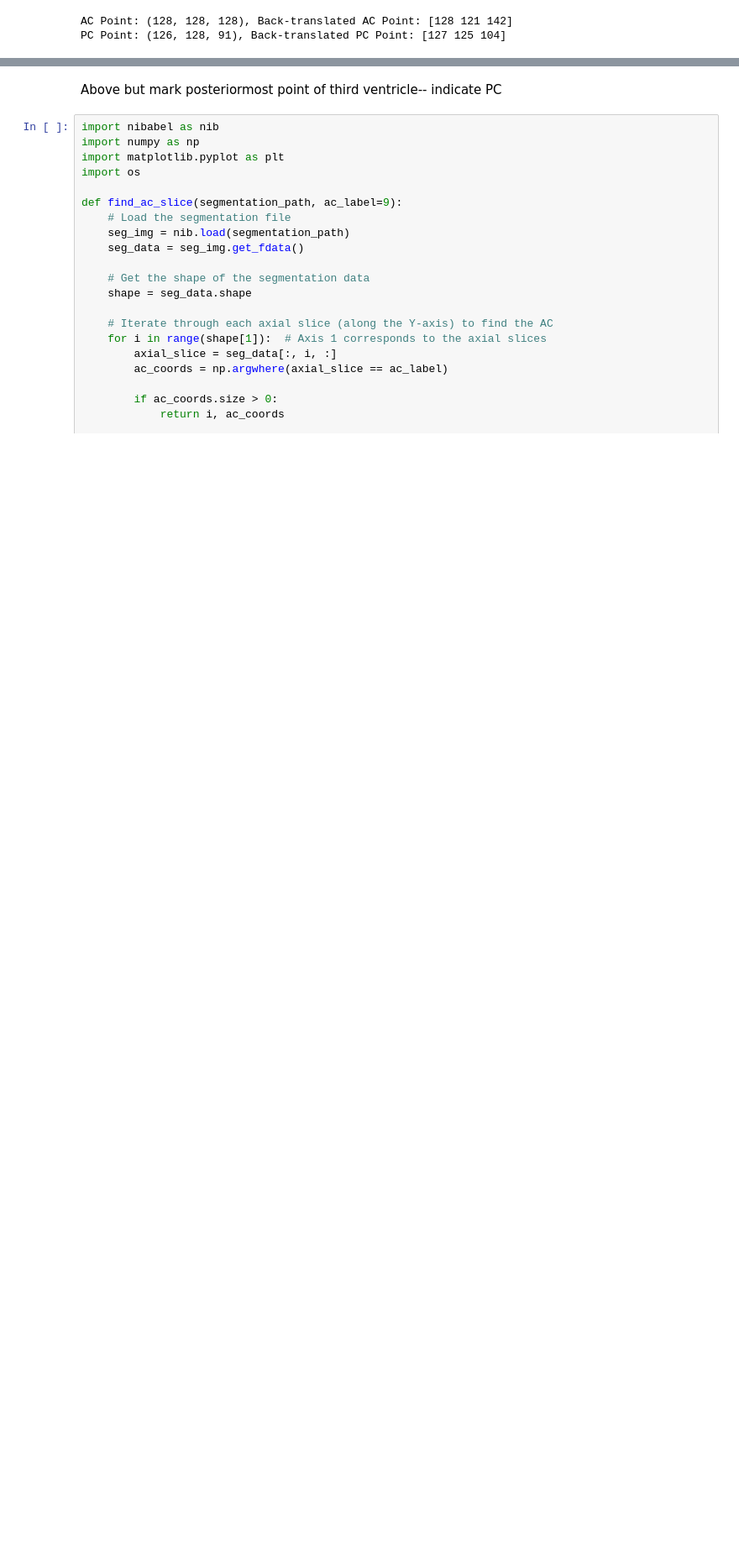
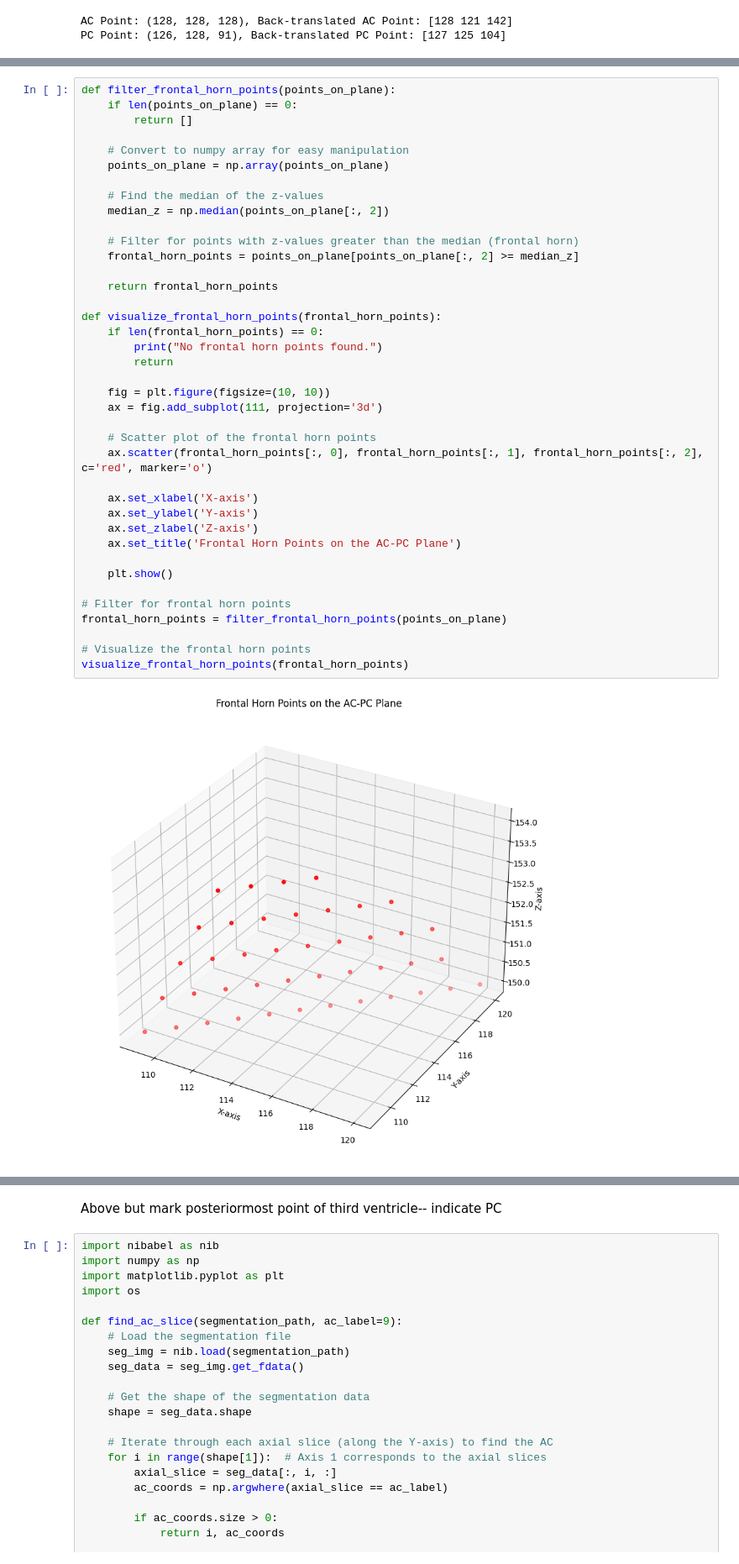
Before and after one commit to sasaigoli05/FastSurfer-Analysis, a Jupyter notebook: fastsurfer-dev.ipynb, the cells around one changed output, grey strips where cells are left out. Shown at 84% size. Cells and saved outputs as stored; diff of their text form; blank space fills up the shorter version.

```diff
--- a/fastsurfer-dev.ipynb
+++ b/fastsurfer-dev.ipynb
@@ -1925,0 +2085,41 @@ PC Point: (126, 128, 91), Back-translated PC Point: [127 125 104]
+# %%
+def filter_frontal_horn_points(points_on_plane):
+    if len(points_on_plane) == 0:
+        return []
+
+    # Convert to numpy array for easy manipulation
+    points_on_plane = np.array(points_on_plane)
+
+    # Find the median of the z-values
+    median_z = np.median(points_on_plane[:, 2])
+
+    # Filter for points with z-values greater than the median (frontal horn)
+    frontal_horn_points = points_on_plane[points_on_plane[:, 2] >= median_z]
+
+    return frontal_horn_points
+
+def visualize_frontal_horn_points(frontal_horn_points):
+    if len(frontal_horn_points) == 0:
+        print("No frontal horn points found.")
+        return
+
+    fig = plt.figure(figsize=(10, 10))
+    ax = fig.add_subplot(111, projection='3d')
+
+    # Scatter plot of the frontal horn points
+    ax.scatter(frontal_horn_points[:, 0], frontal_horn_points[:, 1], frontal_horn_points[:, 2], c='red', marker='o')
+
+    ax.set_xlabel('X-axis')
+    ax.set_ylabel('Y-axis')
+    ax.set_zlabel('Z-axis')
+    ax.set_title('Frontal Horn Points on the AC-PC Plane')
+
+    plt.show()
+
+# Filter for frontal horn points
+frontal_horn_points = filter_frontal_horn_points(points_on_plane)
+
+# Visualize the frontal horn points
+visualize_frontal_horn_points(frontal_horn_points)
+# %% [output]
+[figure, added]
```
Also changed, not shown: parts of 9 cells of this notebook.
